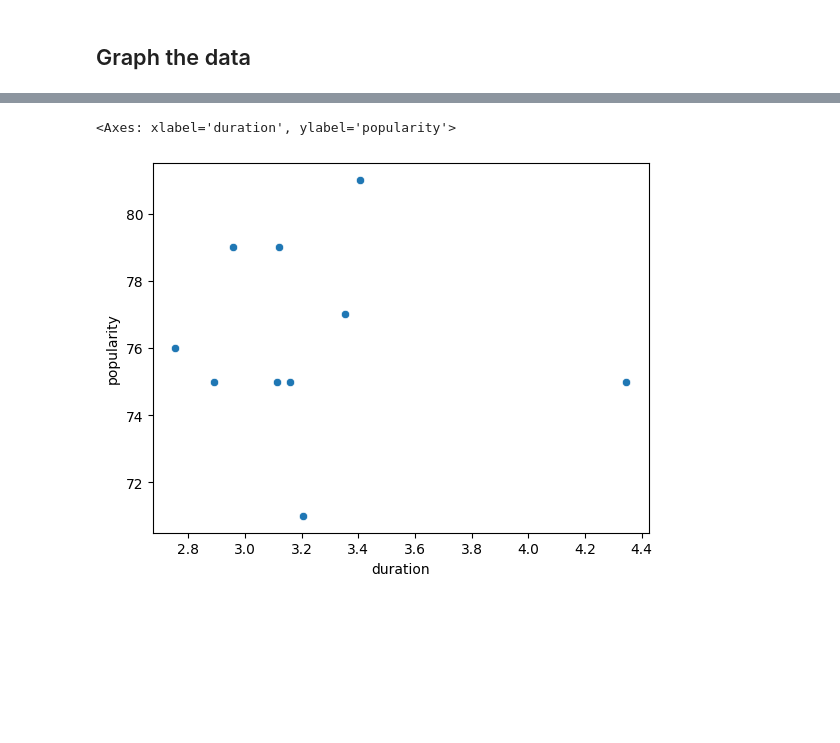
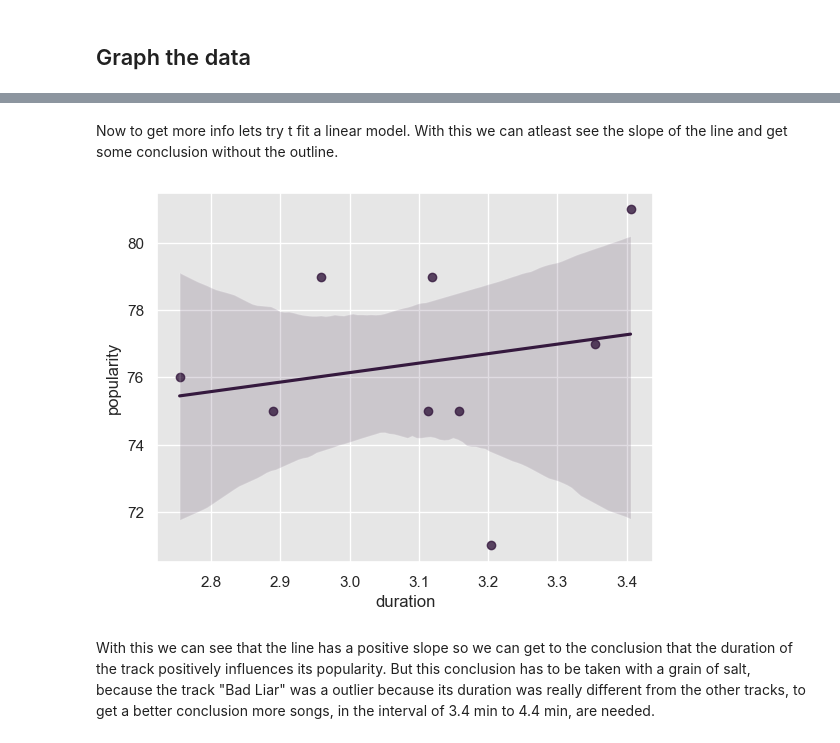
Before and after one commit to 4GeeksAcademy/alejandroNovellino-interacting-with-api-python-project-tutorial, a Jupyter notebook: src/explore.ipynb, the cells around one changed output, grey strips where cells are left out. Cells and saved outputs as stored; diff of their text form; code cells hidden in the pictures; blank space fills up the shorter version.

```diff
--- a/src/explore.ipynb
+++ b/src/explore.ipynb
@@ -38,3 +39,8 @@ df
 | 9 | On Top Of The World | 71 | 3.204667 |
 # %% [markdown]
 ## Graph the data
+# %%
+# config of sns
+sns.set_theme()
+sns.set_style("darkgrid", {"axes.facecolor": ".9"})
+sns.set_palette("rocket")
@@ -40,0 +54,3 @@ df
+# %%
+df_without_outlay = df[df['name'] != 'Bad Liar']
+df_without_outlay
@@ -41,5 +73,8 @@ df
+# %% [markdown]
+Now to get more info lets try t fit a linear model. With this we can atleast see the slope of the line and get some conclusion without the outline.
 # %%
-sns.scatterplot(data=df, x="duration", y="popularity")
+sns.regplot(x="duration", y="popularity", data=df_without_outlay);
 # %% [output]
-<Axes: xlabel='duration', ylabel='popularity'>
-[figure, old version]
+[figure, new version]
+# %% [markdown]
+With this we can see that the line has a positive slope so we can get to the conclusion that the duration of the track positively influences its popularity. But this conclusion has to be taken with a grain of salt, because the track "Bad Liar" was a outlier because its duration was really different from the other tracks, to get a better conclusion more songs, in the interval of 3.4 min to 4.4 min, are needed.
```
Also changed, not shown: parts of 5 cells of this notebook.
